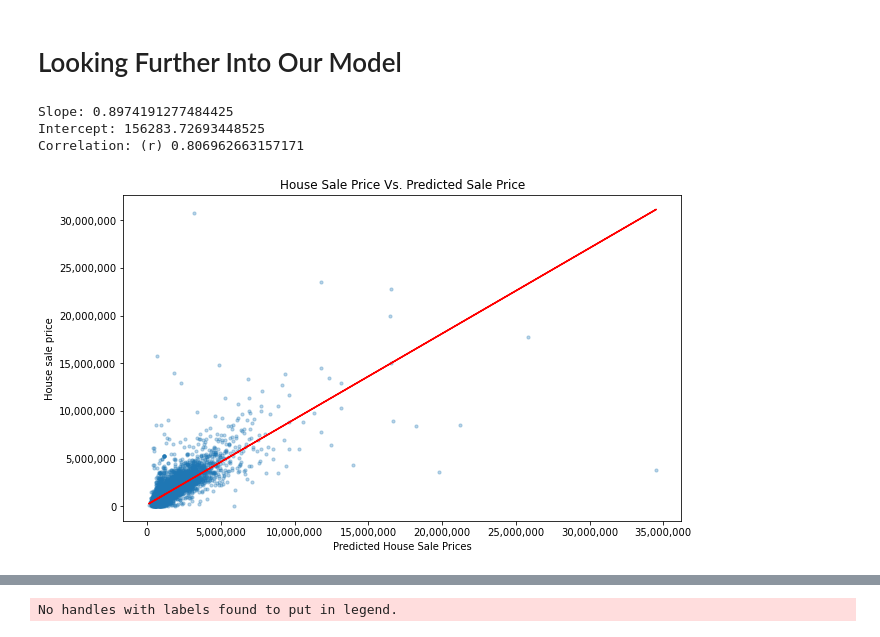
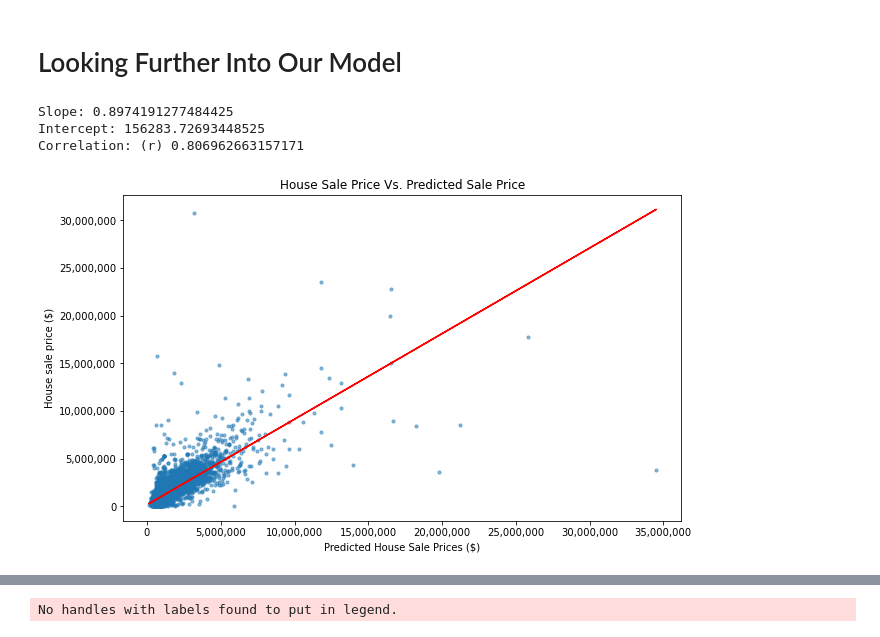
Before and after one commit to drykvf/Housing-Project, a Jupyter notebook: Final_notebook_draft4.ipynb, the cells around one changed output, grey strips where cells are left out. Cells and saved outputs as stored; diff of their text form; code cells hidden in the pictures.

```diff
--- a/Final_notebook_draft4.ipynb
+++ b/Final_notebook_draft4.ipynb
@@ -976,38 +976,38 @@ When comparing Omnibus and Kurtosis to previous models performing a log transfor
 from matplotlib.ticker import StrMethodFormatter, FuncFormatter
 
 fig, ax = plt.subplots(figsize=(10,6))
 
 # Creating model
 x_pre = np.exp(model_mlr.predict(X))
 y_pre = np.exp(Y)
 
 
-ax.scatter(x_pre, y_pre,s=10,alpha=.3)
+ax.scatter(x_pre, y_pre,s=10,alpha=.5)
 
 # Removing scientific notation
 ax.ticklabel_format(useOffset=False, style='plain')
 
 # Set the major formatter and use fstring notation to adjust the axes
 ax.xaxis.set_major_formatter(StrMethodFormatter('{x:,.0f}'))
 ax.yaxis.set_major_formatter(StrMethodFormatter('{x:,.0f}'))
 
 slope, intercept, r, p, se = linregress(x_pre,y_pre)
 lin_r = linregress(x_pre, y_pre)
 plt.plot(x_pre, lin_r.intercept + lin_r.slope*x_pre, 'r')
 
 print('Slope:', slope)
 print('Intercept:', intercept)
 print('Correlation: (r)', r)
 
-ax.set_xlabel('Predicted House Sale Prices')
-ax.set_ylabel('House sale price')
+ax.set_xlabel('Predicted House Sale Prices ($)')
+ax.set_ylabel('House sale price ($)')
 ax.set_title('House Sale Price Vs. Predicted Sale Price');
-# plt.savefig('Group_plots/saleprice_predictedprice.png', dpi=100)
+plt.savefig('Group_plots/saleprice_predictedprice.png', dpi=100)
 # %% [output]
 Slope: 0.8974191277484425
 Intercept: 156283.72693448525
 Correlation: (r) 0.806962663157171
-[figure, old version]
+[figure, new version]
 # %%
 df_features = pd.DataFrame(model_mlr.params)
 df_features = df_features.rename(columns={0:'coef'})
```
Also changed, not shown: parts of 23 cells of this notebook, 8 other files.
